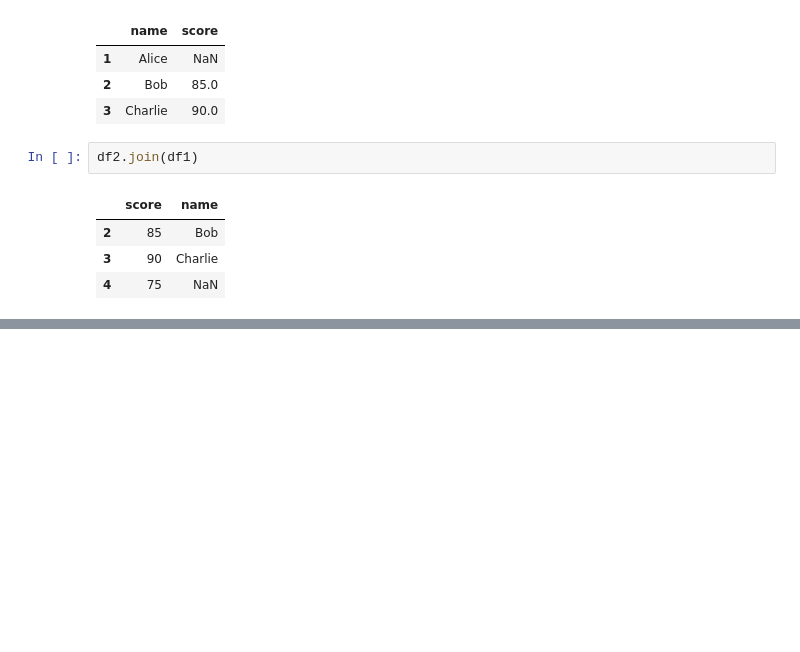
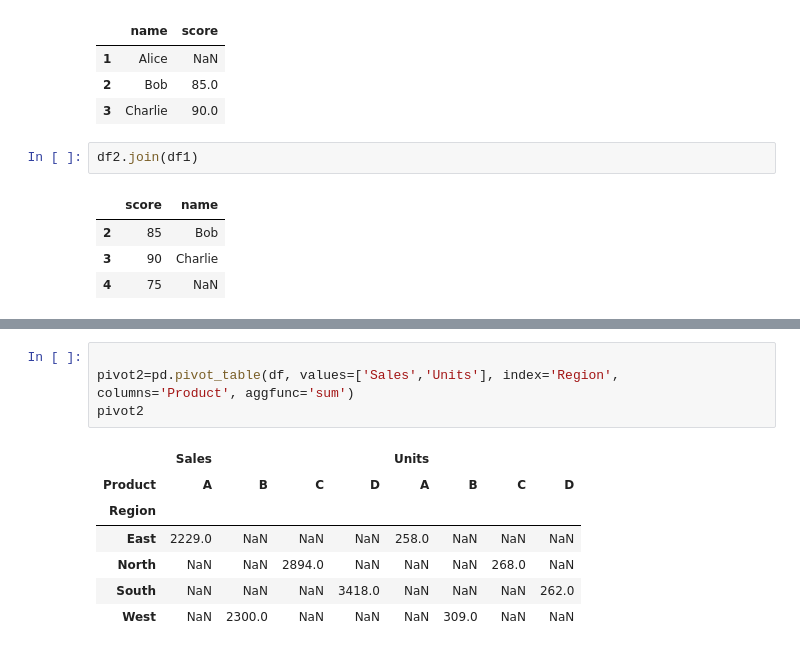
Before and after one commit to coderharpuneet/WebDev, a Jupyter notebook: Pandas/pandas.ipynb, the cells around one changed output, grey strips where cells are left out. Cells and saved outputs as stored; diff of their text form; blank space fills up the shorter version.

```diff
--- a/Pandas/pandas.ipynb
+++ b/Pandas/pandas.ipynb
@@ -383,0 +472,12 @@ df2.join(df1)
+# %%
+
+pivot2=pd.pivot_table(df, values=['Sales','Units'], index='Region', columns='Product', aggfunc='sum')
+pivot2
+# %% [output]
+|  | Sales |  |  |  | Units |  |  |  |
+| Product | A | B | C | D | A | B | C | D |
+| Region |  |  |  |  |  |  |  |  |
+| East | 2229.0 | NaN | NaN | NaN | 258.0 | NaN | NaN | NaN |
+| North | NaN | NaN | 2894.0 | NaN | NaN | NaN | 268.0 | NaN |
+| South | NaN | NaN | NaN | 3418.0 | NaN | NaN | NaN | 262.0 |
+| West | NaN | 2300.0 | NaN | NaN | NaN | 309.0 | NaN | NaN |
```
Also changed, not shown: parts of 18 cells of this notebook.
